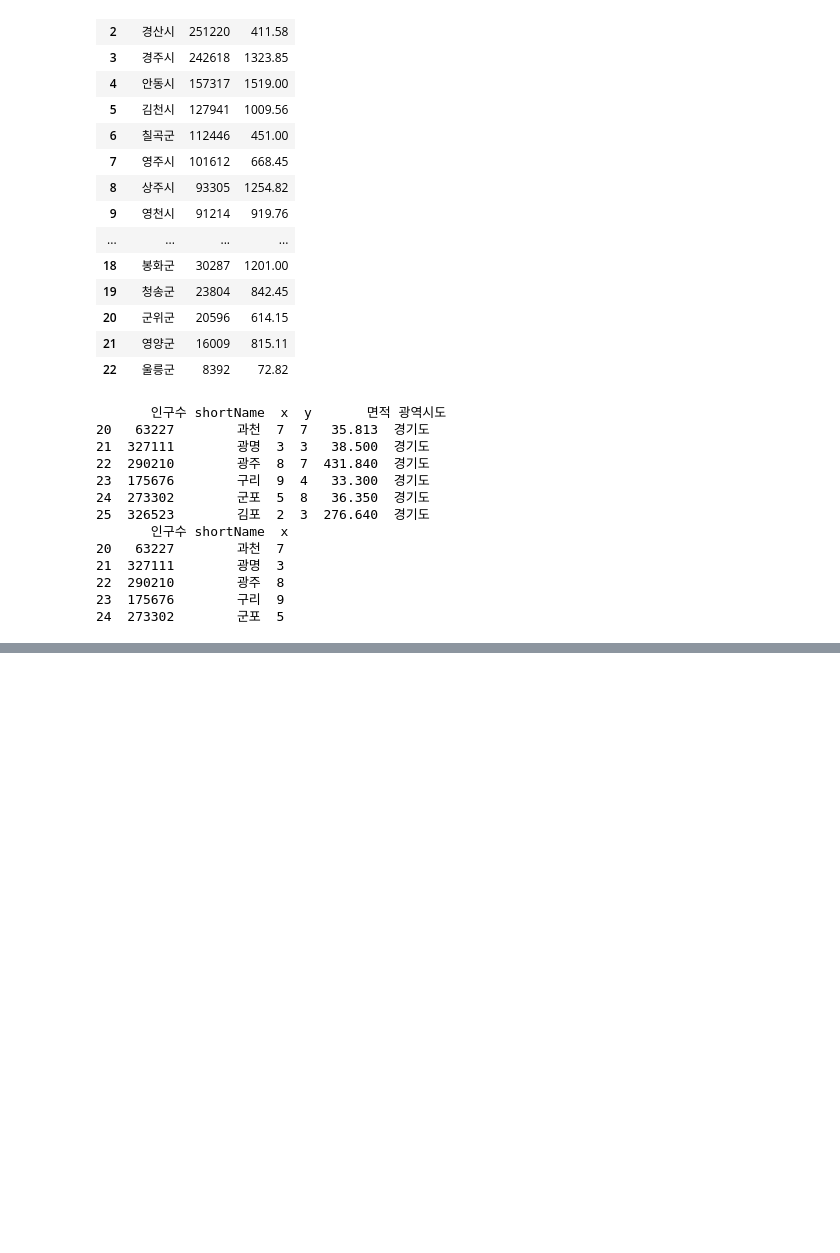
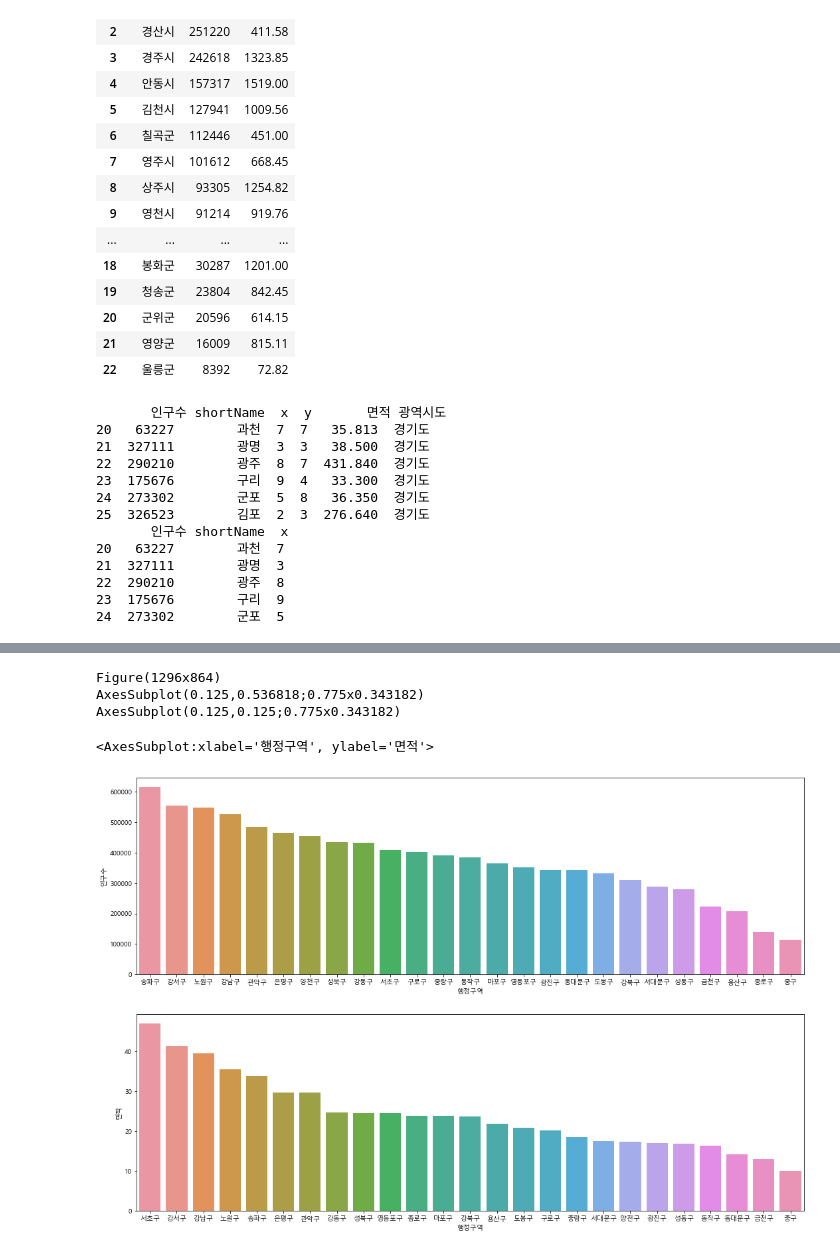
Before and after one commit to yusun31/python_webscraping, a Jupyter notebook: 06_행정구역정보.ipynb, the cells around one changed output, grey strips where cells are left out. Cells and saved outputs as stored; diff of their text form; code cells hidden in the pictures; blank space fills up the shorter version.

Commit message:
행정구역

```diff
--- a/06_행정구역정보.ipynb
+++ b/06_행정구역정보.ipynb
@@ -243,3 +243,9 @@ print(data.iloc[20:25, 1:4])
 avg_value = data['인구수'].mean()
 pop_avg_small = data.loc[data['인구수'] < avg_value, '인구수':'행정구역'].sort_values(by='인구수',ascending=False).reset_index(drop=True)
 pop_avg_small.to_excel('data/평균인구수미만지역.xlsx')
+# %%
+# 컬럼명 변경
+data = data.rename(columns={'Unnamed: 0':'seq'})
+# %%
+# seq 컬럼을 index로 변경하기
+data.set_index('seq')
@@ -245,0 +404,4 @@ pop_avg_small.to_excel('data/평균인구수미만지역.xlsx')
+# %%
+# 서울특별시의 면적과 인구수의 상관계수 구하기
+seoul_df = data.loc[data['광역시도'] == '서울특별시']
+seoul_df['면적'].corr(data['인구수'])
@@ -245,0 +670,17 @@ pop_avg_small.to_excel('data/평균인구수미만지역.xlsx')
+# %%
+# figure : 전체 subplot
+# axe : 몇 개의 그래프를 그릴 건지 -> nrows=2, ncols=1 => 2X1행렬 만큼 그래프 갯수
+figure,(axes1,axes2) = plt.subplots(nrows=2,ncols=1)
+figure.set_size_inches(18,12) # 크기 지정
+print(figure)
+print(axes1)
+print(axes2)
+# x축 : 행정구역, y축 : 인구수/면적, data : 어떤 data를 가지고 그래프를 그릴 것인지
+sns.barplot(x='행정구역', y='인구수',  data=seoul_df.sort_values(by='인구수',ascending=False), ax=axes1)
+sns.barplot(x='행정구역', y='면적',  data=seoul_df.sort_values(by='면적',ascending=False), ax=axes2)
+# %% [output]
+Figure(1296x864)
+AxesSubplot(0.125,0.536818;0.775x0.343182)
+AxesSubplot(0.125,0.125;0.775x0.343182)
+<AxesSubplot:xlabel='행정구역', ylabel='면적'>
+[figure, added]
```
Also changed, not shown: parts of 42 cells of this notebook.
